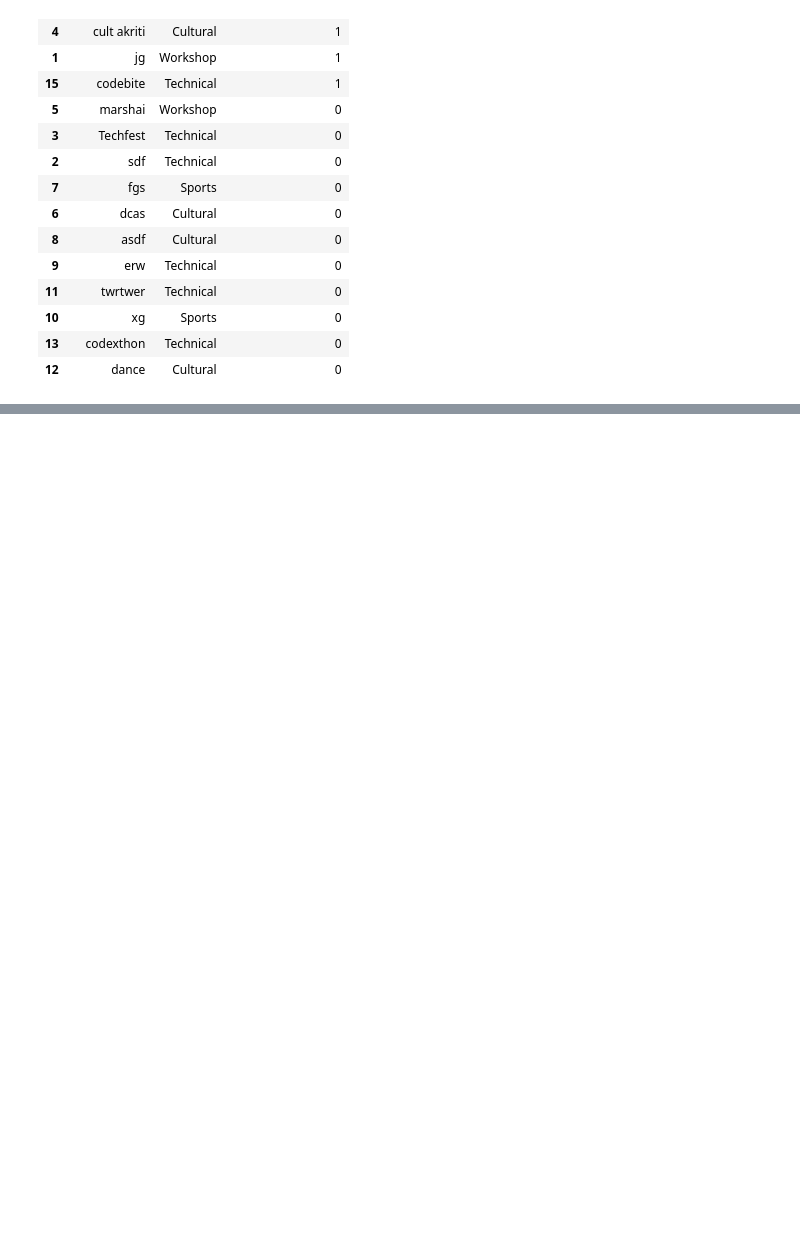
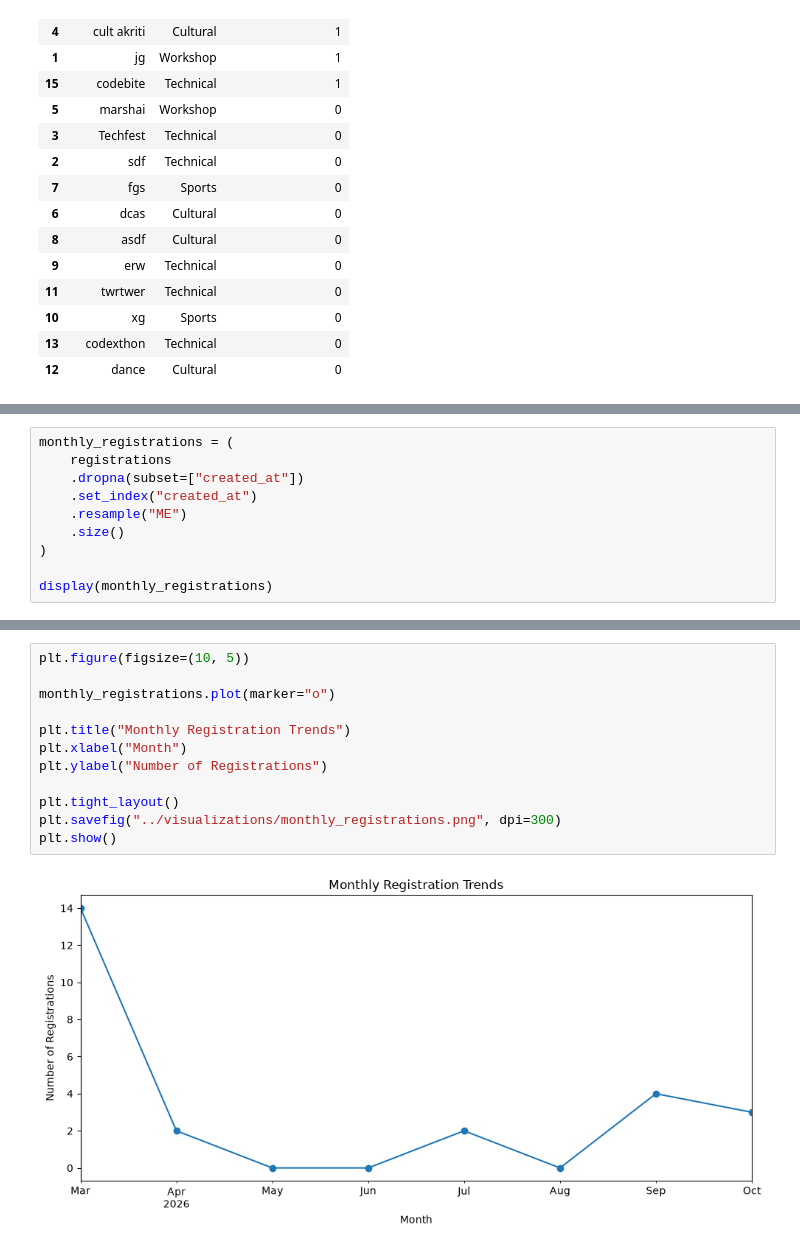
Before and after one commit to akshanshy/fiestura-business-analytics, a Jupyter notebook: notebooks/fiestura_analysis.ipynb, the cells around one changed output, grey strips where cells are left out. Saved outputs shown, nothing was run; the diff lists cells and outputs as text; blank space fills up the shorter version.

```diff
--- a/notebooks/fiestura_analysis.ipynb
+++ b/notebooks/fiestura_analysis.ipynb
@@ -166,0 +224,10 @@ display(
+# %%
+monthly_registrations = (
+    registrations
+    .dropna(subset=["created_at"])
+    .set_index("created_at")
+    .resample("ME")
+    .size()
+)
+
+display(monthly_registrations)
@@ -166,0 +245,14 @@ display(
+# %%
+plt.figure(figsize=(10, 5))
+
+monthly_registrations.plot(marker="o")
+
+plt.title("Monthly Registration Trends")
+plt.xlabel("Month")
+plt.ylabel("Number of Registrations")
+
+plt.tight_layout()
+plt.savefig("../visualizations/monthly_registrations.png", dpi=300)
+plt.show()
+# %% [output]
+[figure, added]
```
Also changed, not shown: parts of 8 cells of this notebook, 3 other files.
